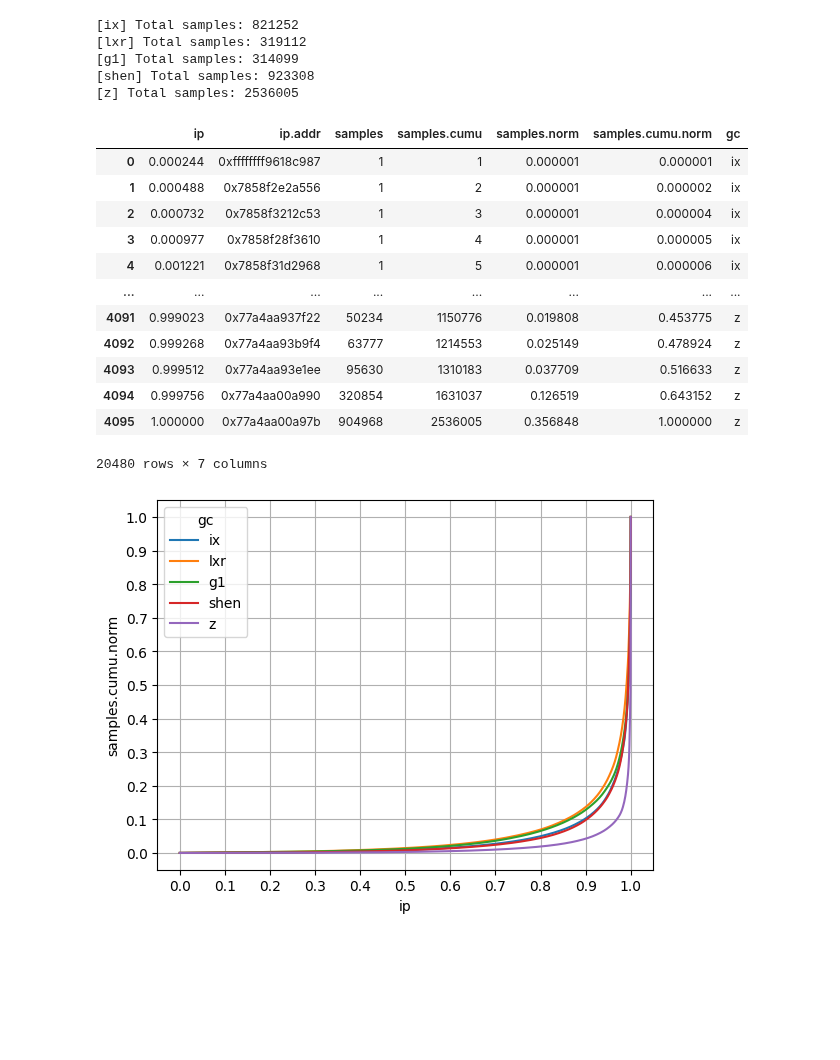
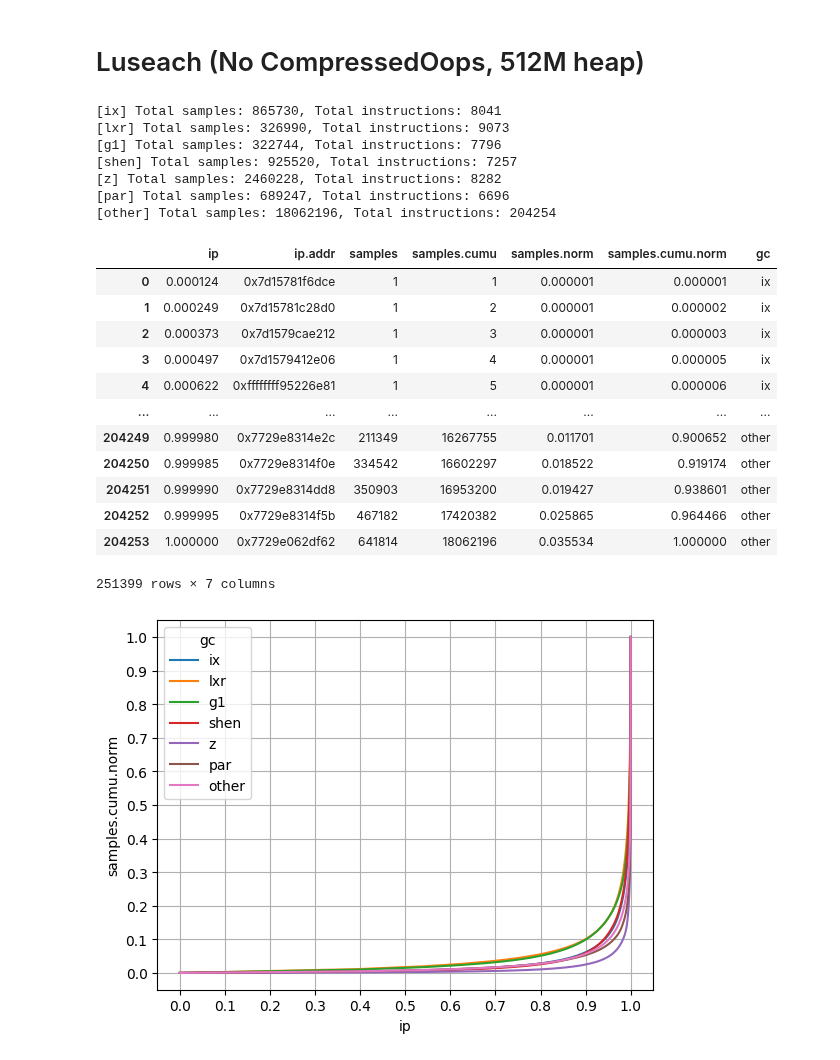
Before and after one commit to wenyuzhao/mmtk-dev, a Jupyter notebook: scripts/notebooks/heat.ipynb, the cells around one changed output. Cells and saved outputs as stored; diff of their text form; code cells hidden in the pictures; blank space fills up the shorter version.

Commit message:
Update graphs

```diff
--- a/scripts/notebooks/heat.ipynb
+++ b/scripts/notebooks/heat.ipynb
@@ -5,7 +5,7 @@ import pandas as pd
 import numpy as np
 
 
-def load_data(file: str, label: str):
+def load_data(file: str, label: str, other: bool):
     maps = {}
     with open(file) as f:
         for line in f:
@@ -14,10 +14,12 @@ def load_data(file: str, label: str):
                 if x.get("type") == "map" and x.get("data", {}) is not None:
                     for k, v in x.get("data").items():
                         maps[k] = v
-    entries = [(k, v) for k, v in maps["@instr_samples"].items()]
+    map = maps["@instr_samples"] if not other else maps["@instr_samples_other"]
+    entries = [(k, v) for k, v in map.items()]
     entries.sort(key=lambda x: x[1])
     total_samples = sum(x[1] for x in entries)
-    print(f"[{label}] Total samples:", total_samples)
+    total_instructions = len(map)
+    print(f"[{label}] Total samples: {total_samples}, Total instructions: {total_instructions}")
     entries_w_index = [(float(i + 1) / len(entries), x[0], x[1]) for i, x in enumerate(entries)]
     entries_cumu = []
     s = 0
@@ -30,10 +32,13 @@ def load_data(file: str, label: str):
     return df
 
 
-def plot_one(**files: str):
+def plot(**files: str):
     dfs = []
     for k, v in files.items():
-        df = load_data(v, label=k)
+        if k.endswith("other"):
+            df = load_data(v, label=k, other=True)
+        else:
+            df = load_data(v, label=k, other=False)
         df["gc"] = k
         dfs.append(df)
     df = pd.concat(dfs)
@@ -47,31 +52,37 @@ def plot_one(**files: str):
     g.set_yticks(np.arange(0, 1.1, 0.1))
 
     return df
+# %% [markdown]
+# Luseach (No CompressedOops, 512M heap)
 # %%
-plot_one(
+plot(
     ix="../../lusearch-ix.jsonl",
     lxr="../../lusearch-lxr.jsonl",
     g1="../../lusearch-g1.jsonl",
     shen="../../lusearch-shen.jsonl",
     z="../../lusearch-z.jsonl",
+    par="../../lusearch-par.jsonl",
+    other="../../lusearch-g1.jsonl",
 )
 # %% [output]
-[ix] Total samples: 821252
-[lxr] Total samples: 319112
-[g1] Total samples: 314099
-[shen] Total samples: 923308
-[z] Total samples: 2536005
+[ix] Total samples: 865730, Total instructions: 8041
+[lxr] Total samples: 326990, Total instructions: 9073
+[g1] Total samples: 322744, Total instructions: 7796
+[shen] Total samples: 925520, Total instructions: 7257
+[z] Total samples: 2460228, Total instructions: 8282
+[par] Total samples: 689247, Total instructions: 6696
+[other] Total samples: 18062196, Total instructions: 204254
 |  | ip | ip.addr | samples | samples.cumu | samples.norm | samples.cumu.norm | gc |
-| 0 | 0.000244 | 0xffffffff9618c987 | 1 | 1 | 0.000001 | 0.000001 | ix |
-| 1 | 0.000488 | 0x7858f2e2a556 | 1 | 2 | 0.000001 | 0.000002 | ix |
-| 2 | 0.000732 | 0x7858f3212c53 | 1 | 3 | 0.000001 | 0.000004 | ix |
-| 3 | 0.000977 | 0x7858f28f3610 | 1 | 4 | 0.000001 | 0.000005 | ix |
-| 4 | 0.001221 | 0x7858f31d2968 | 1 | 5 | 0.000001 | 0.000006 | ix |
+| 0 | 0.000124 | 0x7d15781f6dce | 1 | 1 | 0.000001 | 0.000001 | ix |
+| 1 | 0.000249 | 0x7d15781c28d0 | 1 | 2 | 0.000001 | 0.000002 | ix |
+| 2 | 0.000373 | 0x7d1579cae212 | 1 | 3 | 0.000001 | 0.000003 | ix |
+| 3 | 0.000497 | 0x7d1579412e06 | 1 | 4 | 0.000001 | 0.000005 | ix |
+| 4 | 0.000622 | 0xffffffff95226e81 | 1 | 5 | 0.000001 | 0.000006 | ix |
 | ... | ... | ... | ... | ... | ... | ... | ... |
-| 4091 | 0.999023 | 0x77a4aa937f22 | 50234 | 1150776 | 0.019808 | 0.453775 | z |
-| 4092 | 0.999268 | 0x77a4aa93b9f4 | 63777 | 1214553 | 0.025149 | 0.478924 | z |
-| 4093 | 0.999512 | 0x77a4aa93e1ee | 95630 | 1310183 | 0.037709 | 0.516633 | z |
-| 4094 | 0.999756 | 0x77a4aa00a990 | 320854 | 1631037 | 0.126519 | 0.643152 | z |
-| 4095 | 1.000000 | 0x77a4aa00a97b | 904968 | 2536005 | 0.356848 | 1.000000 | z |
+| 204249 | 0.999980 | 0x7729e8314e2c | 211349 | 16267755 | 0.011701 | 0.900652 | other |
+| 204250 | 0.999985 | 0x7729e8314f0e | 334542 | 16602297 | 0.018522 | 0.919174 | other |
+| 204251 | 0.999990 | 0x7729e8314dd8 | 350903 | 16953200 | 0.019427 | 0.938601 | other |
+| 204252 | 0.999995 | 0x7729e8314f5b | 467182 | 17420382 | 0.025865 | 0.964466 | other |
+| 204253 | 1.000000 | 0x7729e062df62 | 641814 | 18062196 | 0.035534 | 1.000000 | other |
-20480 rows × 7 columns
+251399 rows × 7 columns
-[figure, old version]
+[figure, new version]
```
Also changed, not shown: parts of 5 cells of this notebook, 3 other files.
